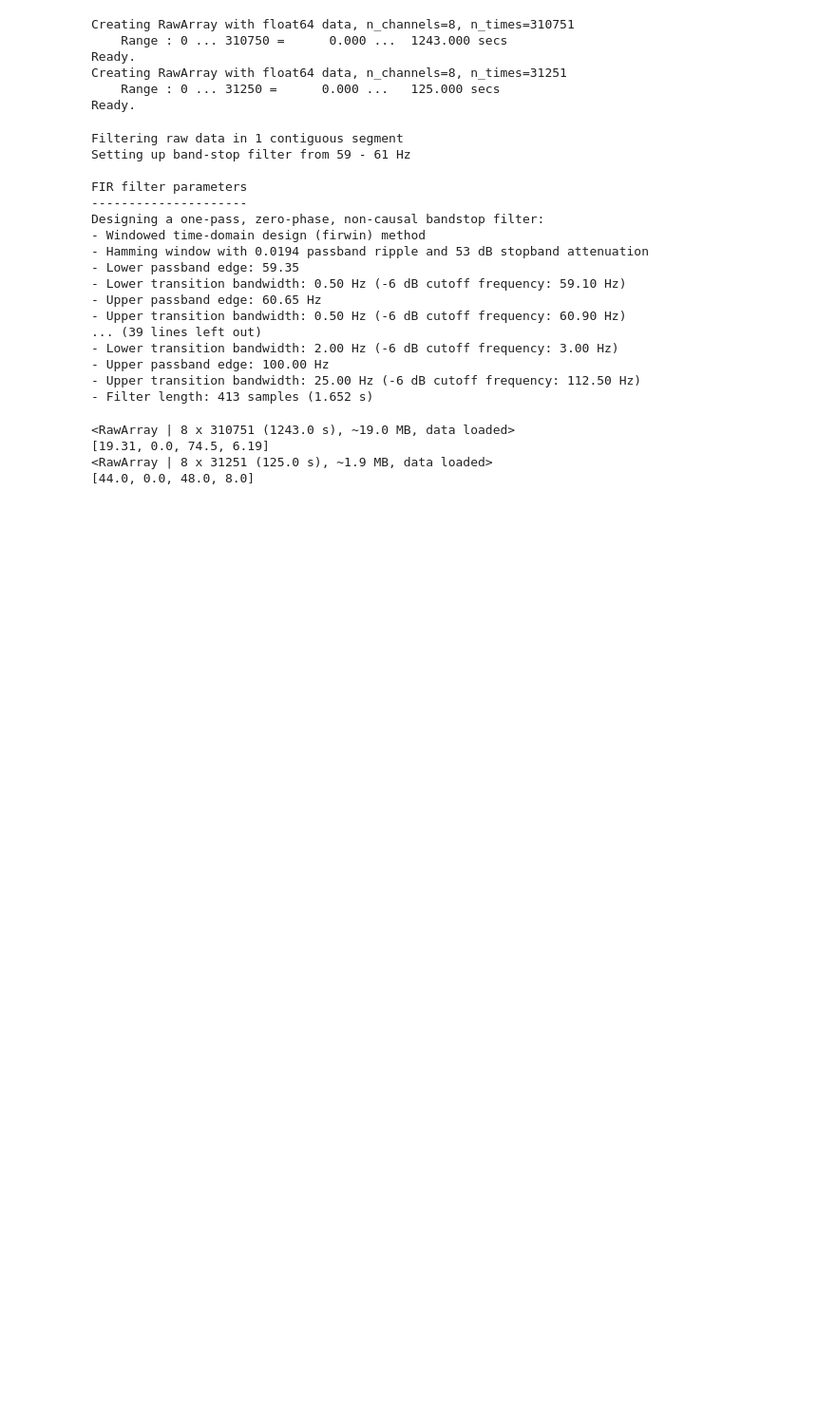
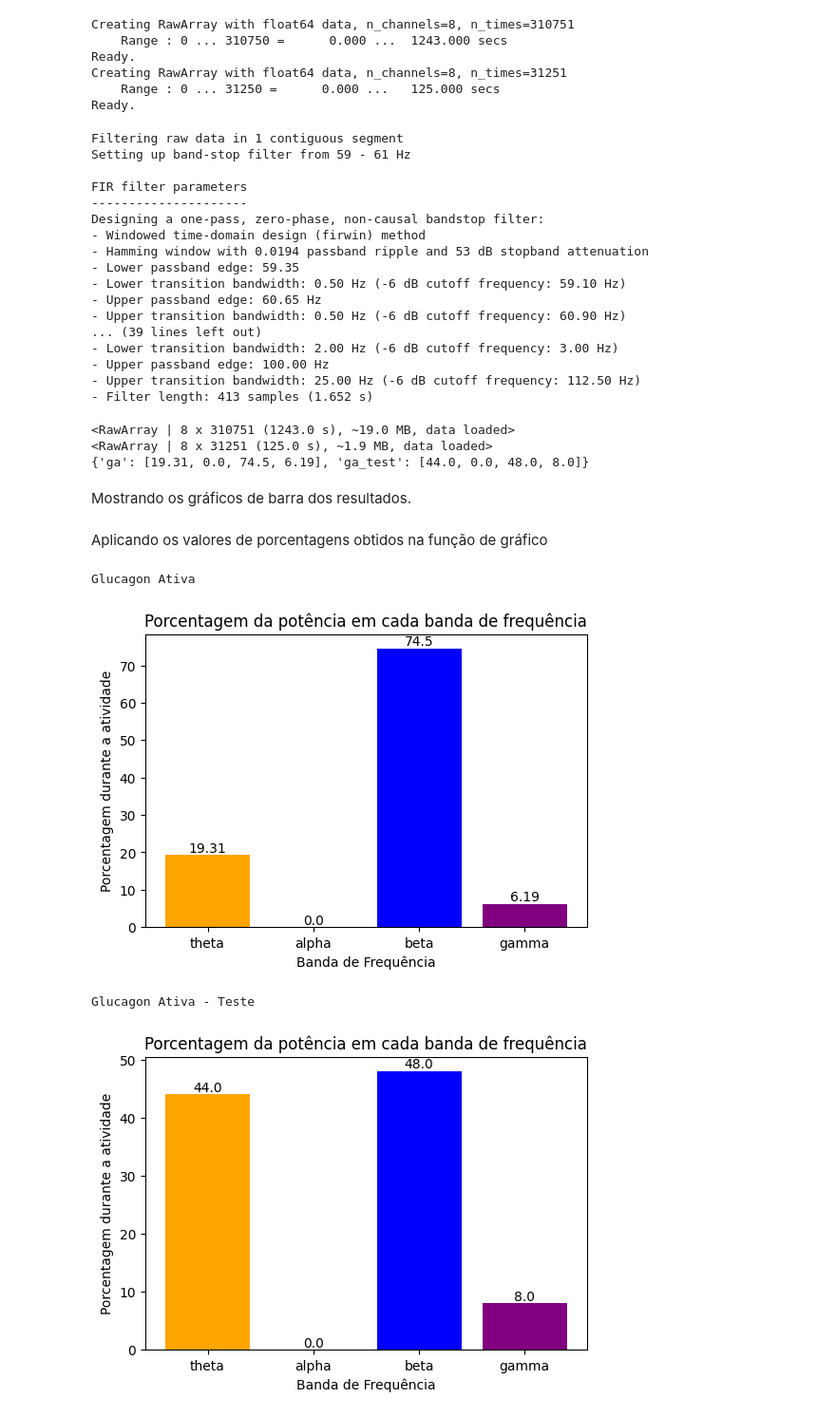
Before and after one commit to bneurd/tutoriais, a Jupyter notebook: Focus/roteiro.ipynb, the cells around one changed output. Shown at 95% size. Cells and saved outputs as stored; diff of their text form; code cells hidden in the pictures; blank space fills up the shorter version.

```diff
--- a/Focus/roteiro.ipynb
+++ b/Focus/roteiro.ipynb
@@ -97,8 +97,9 @@ alpha_band = (8, 13)      # Alpha: 8 - 13 Hz
 beta_band = (13, 30)      # Beta: 13 - 30 Hz
 gamma_band = (30, 100)    # Gamma: 30 - 100 Hz
 
-datas = [X['ga'], X['ga_test']]
-for data in datas:
+total_pc = {}
+data_names = ('ga', 'ga_test')
+for k, data in enumerate(X.values()):
     results = [0, 0, 0, 0]
     for i in range(0, len(data)-1, sr):
         cut = data.get_data(start=i, stop=i+size)
@@ -114,6 +115,8 @@ for data in datas:
         #   Para isso, vamos aplicar o filtro espacial, no qual
         #   podemos utilizar algoritmos específicos para a análise
         #   de EEG utilizando o CAR (Common Average Reference).
+        #   Na biblioteca MNE existe o método set_eeg_reference, que
+        #       pode ser utilizado para aplicar o filtro espacial.
         X = np.average(psd, axis=0)
 
         # Encontrar os índices correspondentes às frequências de interesse
@@ -130,9 +133,41 @@ for data in datas:
     total = sum(results)
     percentages = [round((count/total) * 100, 2) for count in results]
     print(data.__str__())
-    print(percentages)
+    total_pc[data_names[k]] = percentages
+
+print(total_pc)
 # %% [output]
 <RawArray | 8 x 310751 (1243.0 s), ~19.0 MB, data loaded>
-[19.31, 0.0, 74.5, 6.19]
 <RawArray | 8 x 31251 (125.0 s), ~1.9 MB, data loaded>
-[44.0, 0.0, 48.0, 8.0]
+{'ga': [19.31, 0.0, 74.5, 6.19], 'ga_test': [44.0, 0.0, 48.0, 8.0]}
+# %% [markdown]
+Mostrando os gráficos de barra dos resultados.
+# %%
+from matplotlib import rcParams
+
+rcParams['figure.figsize'] = [6., 4.]
+
+def plot_bar(x):
+    colors = ('orange', 'green', 'blue', 'purple')
+    bars = plt.bar(('theta', 'alpha', 'beta', 'gamma'), x, color=colors)
+    for bar in bars:
+        yval = bar.get_height()
+        plt.text(bar.get_x() + bar.get_width()/2, yval, round(yval, 2), ha='center', va='bottom')
+    plt.title('Porcentagem da potência em cada banda de frequência')
+    plt.xlabel('Banda de Frequência')
+    plt.ylabel('Porcentagem durante a atividade')
+
+    # Exibir o gráfico
+    plt.show()
+# %% [markdown]
+Aplicando os valores de porcentagens obtidos na função de gráfico
+# %%
+print('Glucagon Ativa')
+plot_bar(total_pc['ga'])
+print('Glucagon Ativa - Teste')
+plot_bar(total_pc['ga_test'])
+# %% [output]
+Glucagon Ativa
+[figure, added]
+Glucagon Ativa - Teste
+[figure, added]
```
Also changed, not shown: 4 other files.
